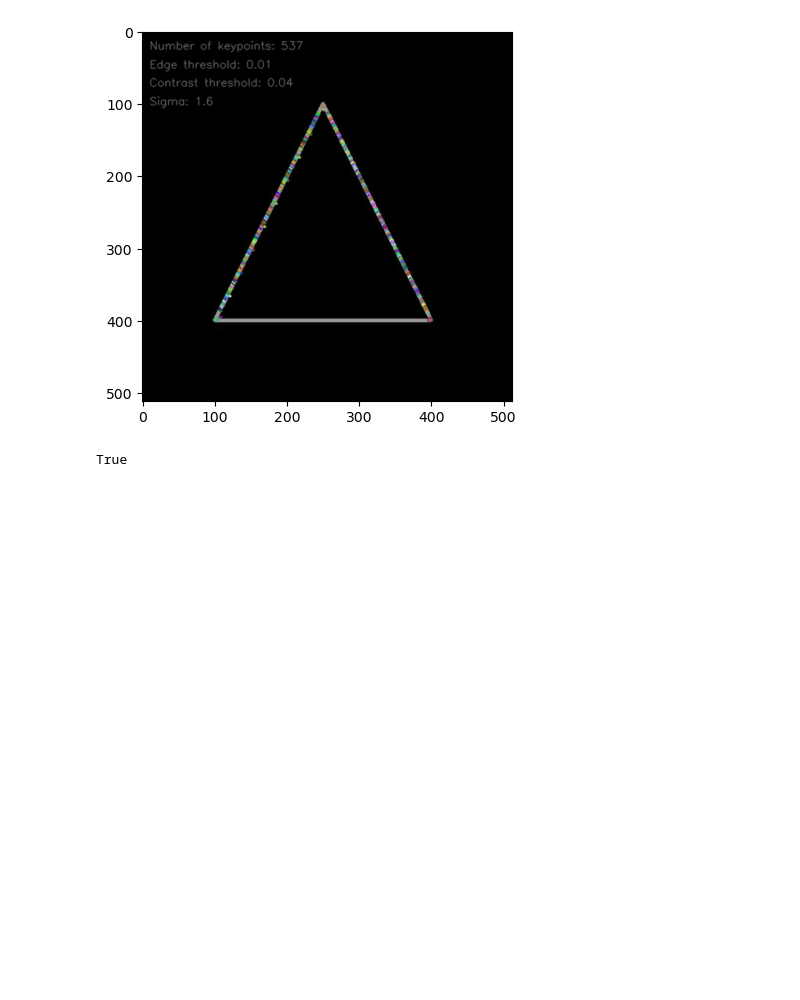
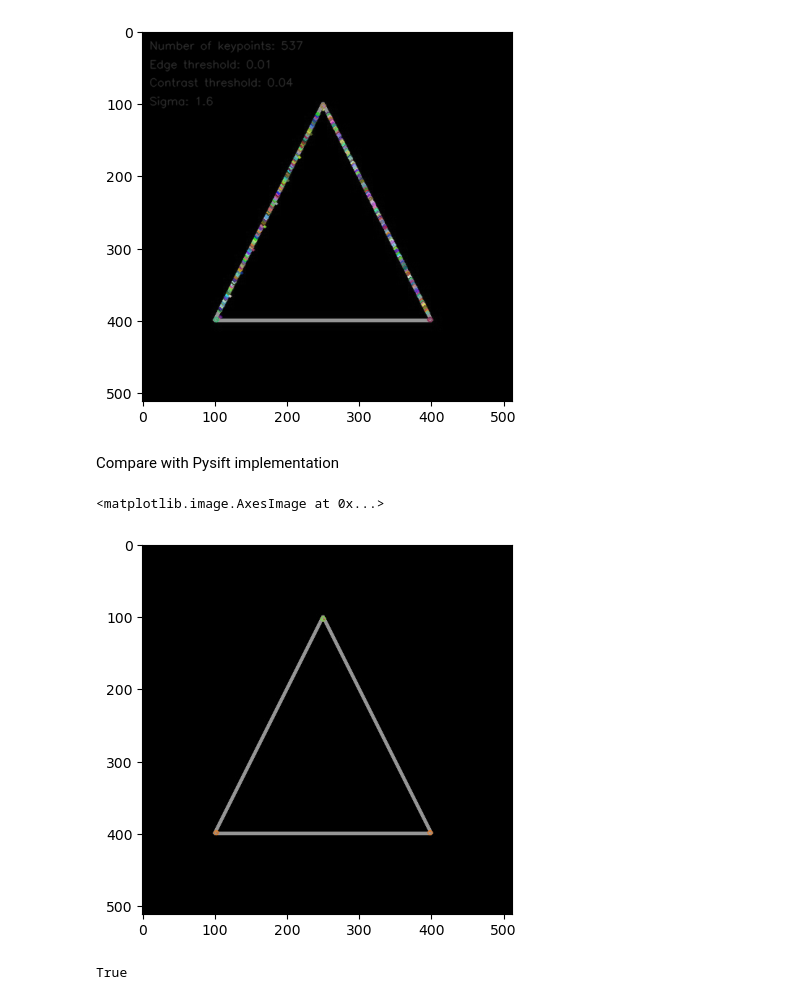
Before and after one commit to SushiOfDestiny/Data_Sophia_Aquatic_SIFT, a Jupyter notebook: discover_opencv/discover_opencv.ipynb, the cells around one changed output. Cells and saved outputs as stored; diff of their text form; code cells hidden in the pictures; blank space fills up the shorter version.

Commit message:
Ran pysift

```diff
--- a/discover_opencv/discover_opencv.ipynb
+++ b/discover_opencv/discover_opencv.ipynb
@@ -209,6 +209,25 @@ plt.imshow(img)
 # %% [output]
 <matplotlib.image.AxesImage at 0x...>
 [figure]
+# %% [markdown]
+Compare with Pysift implementation
+# %%
+image_name = "triangle"
+image_extension = ".jpg"
+
+img = cv.imread(images_path + image_name + image_extension, 0)
+
+# compute SIFT keypoints and descriptors
+kp, des = pysift.computeKeypointsAndDescriptors(img)
+
+# draw keypoints
+kp_img = cv.drawKeypoints(img, kp, img, flags=cv.DRAW_MATCHES_FLAGS_DRAW_RICH_KEYPOINTS)
+
+# plot image
+plt.imshow(kp_img)
+# %% [output]
+<matplotlib.image.AxesImage at 0x...>
+[figure, added]
 # %%
 img = np.zeros((512, 512, 3), np.uint8)
 # centered circle
```
